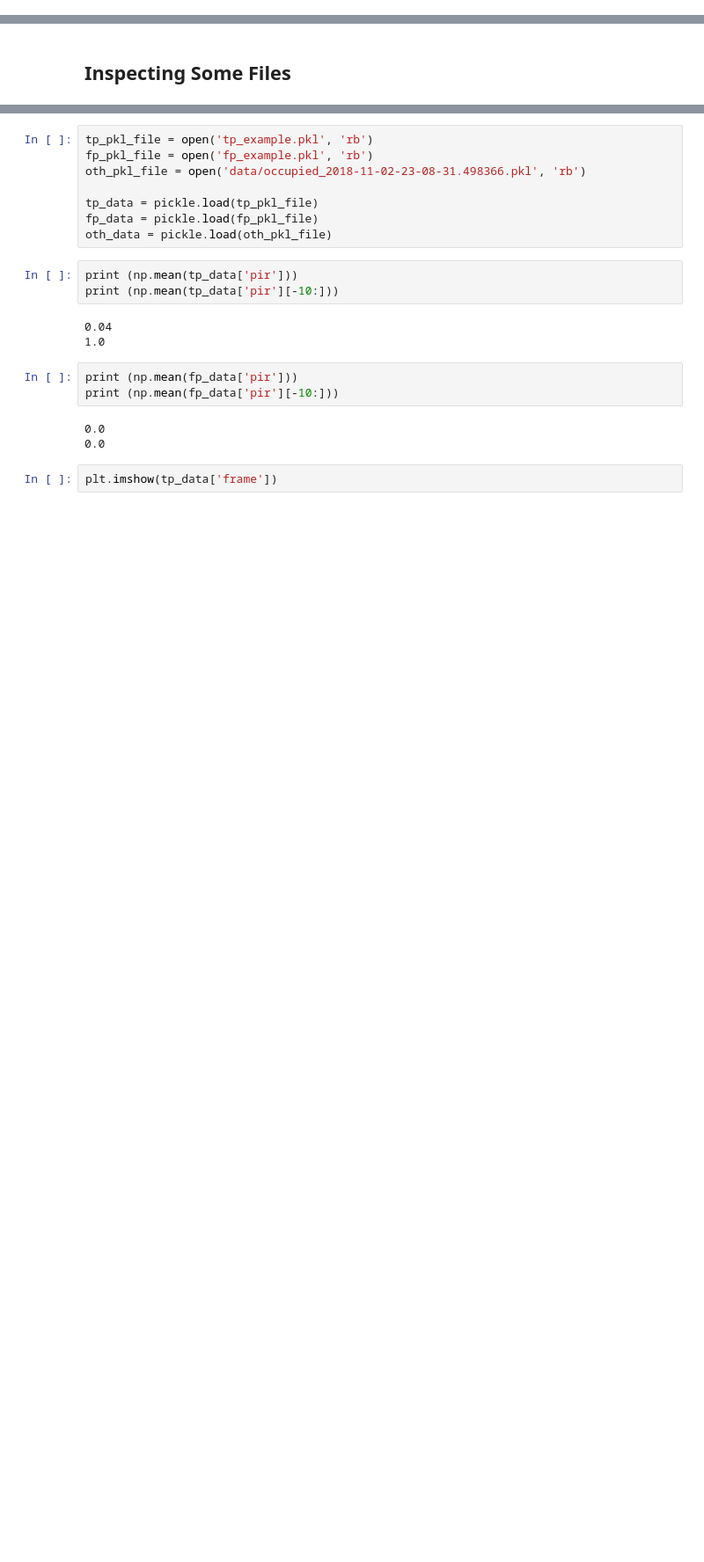
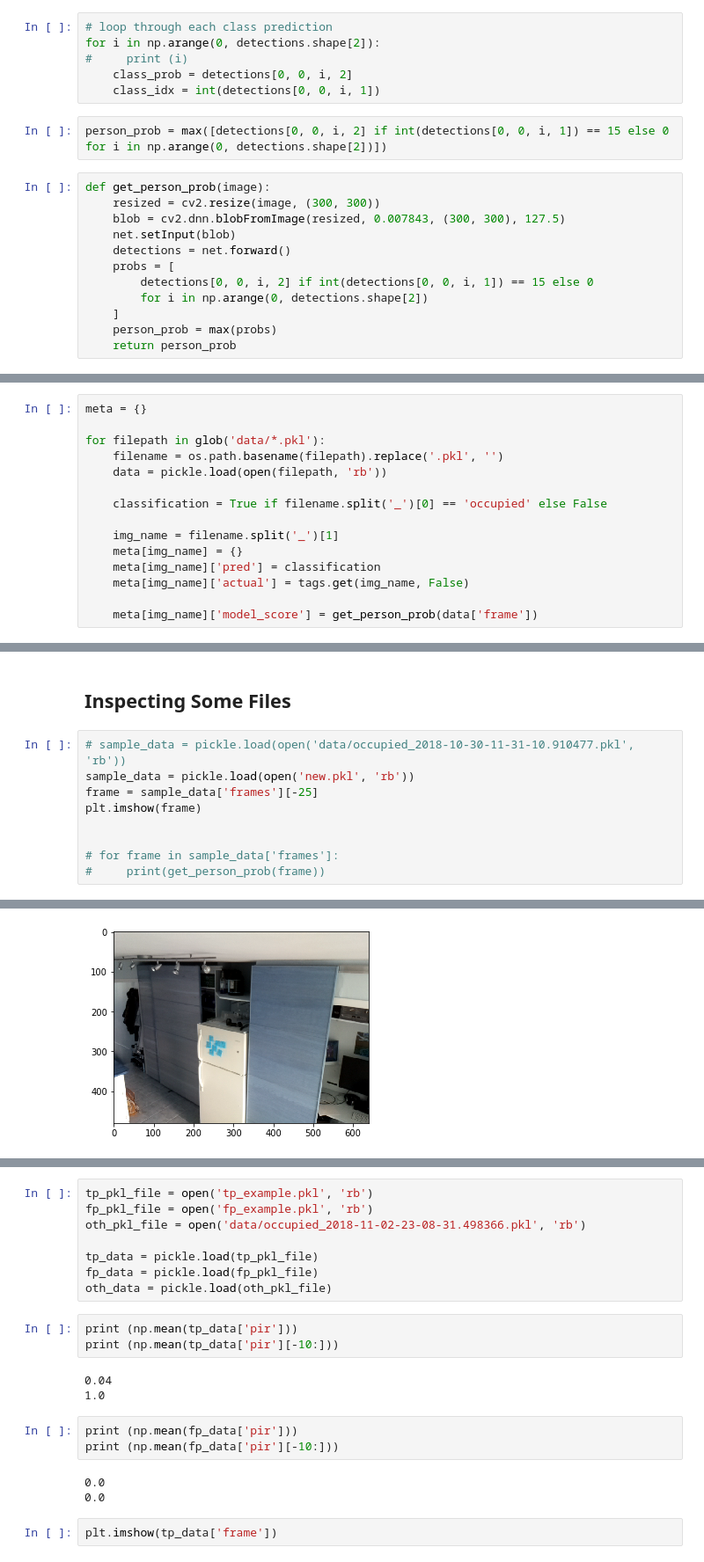
Before and after one commit to ian-whitestone/rpi-security-system, a Jupyter notebook: analysis/analysis.ipynb, the cells around one changed output, grey strips where cells are left out. Shown: that part at 88% size. Drawn from its saved outputs; the diff is of its cells as text; blank space fills up the shorter version.

```diff
--- a/analysis/analysis.ipynb
+++ b/analysis/analysis.ipynb
@@ -91,0 +117,20 @@ df.to_csv('data.csv', index=False)
+# %%
+# loop through each class prediction
+for i in np.arange(0, detections.shape[2]):
+#     print (i)
+    class_prob = detections[0, 0, i, 2]
+    class_idx = int(detections[0, 0, i, 1])
+# %%
+person_prob = max([detections[0, 0, i, 2] if int(detections[0, 0, i, 1]) == 15 else 0 for i in np.arange(0, detections.shape[2])])
+# %%
+def get_person_prob(image):
+    resized = cv2.resize(image, (300, 300))
+    blob = cv2.dnn.blobFromImage(resized, 0.007843, (300, 300), 127.5)
+    net.setInput(blob)
+    detections = net.forward()
+    probs = [
+        detections[0, 0, i, 2] if int(detections[0, 0, i, 1]) == 15 else 0
+        for i in np.arange(0, detections.shape[2])
+    ]
+    person_prob = max(probs)
+    return person_prob
@@ -91,0 +141,15 @@ df.to_csv('data.csv', index=False)
+# %%
+meta = {}
+
+for filepath in glob('data/*.pkl'):
+    filename = os.path.basename(filepath).replace('.pkl', '')
+    data = pickle.load(open(filepath, 'rb'))
+
+    classification = True if filename.split('_')[0] == 'occupied' else False
+
+    img_name = filename.split('_')[1]
+    meta[img_name] = {}
+    meta[img_name]['pred'] = classification
+    meta[img_name]['actual'] = tags.get(img_name, False)
+
+    meta[img_name]['model_score'] = get_person_prob(data['frame'])
@@ -92,2 +208,12 @@ df.to_csv('data.csv', index=False)
 # %% [markdown]
 ## Inspecting Some Files
+# %%
+# sample_data = pickle.load(open('data/occupied_2018-10-30-11-31-10.910477.pkl', 'rb'))
+sample_data = pickle.load(open('new.pkl', 'rb'))
+frame = sample_data['frames'][-25]
+plt.imshow(frame)
+
+
+# for frame in sample_data['frames']:
+#     print(get_person_prob(frame))
+# %% [output]
@@ -93,0 +221 @@ df.to_csv('data.csv', index=False)
+[figure, added]
```
Also changed, not shown: parts of 27 cells of this notebook, 2 other files.
